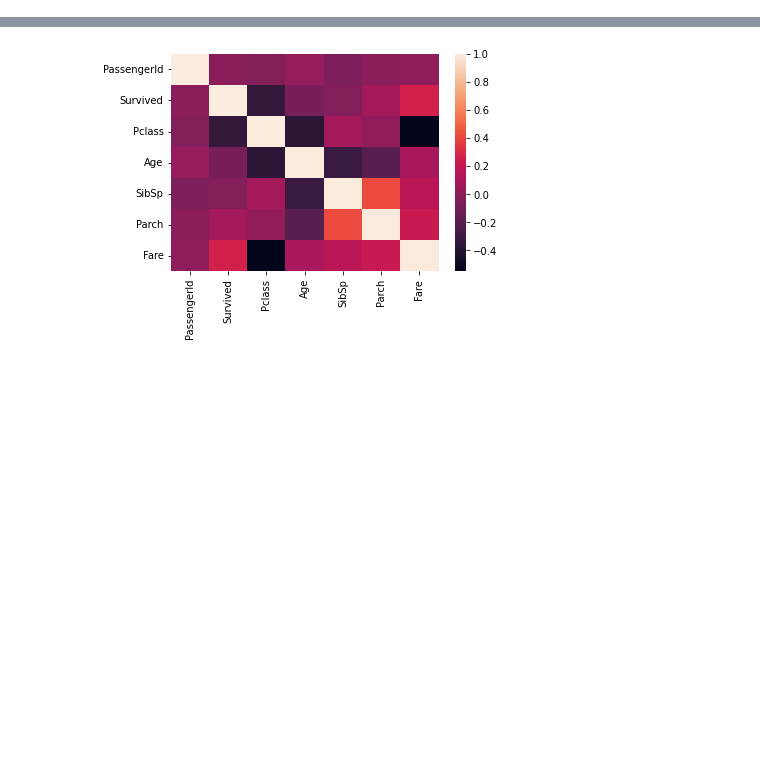
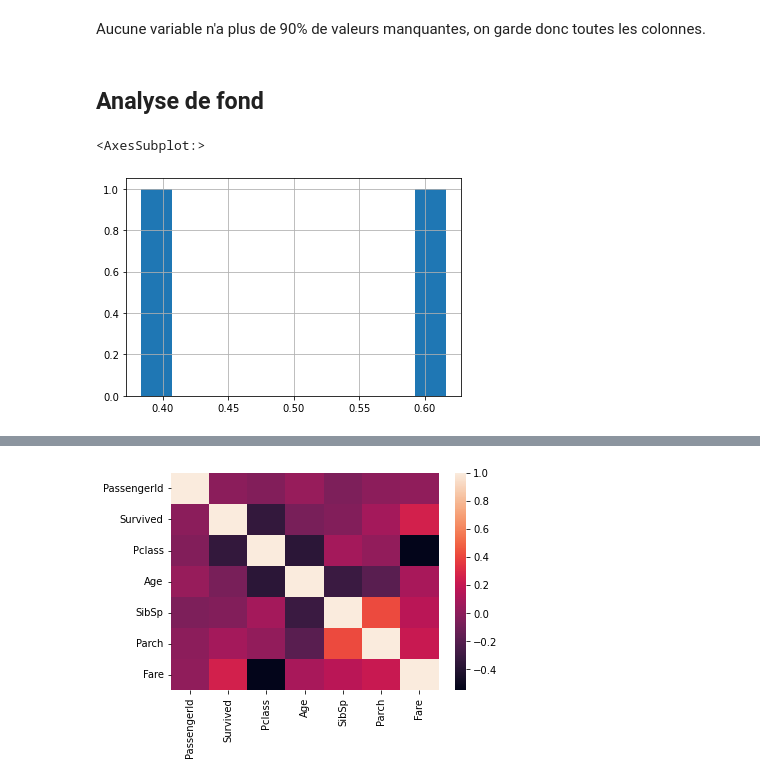
Before and after one commit to RagavanRanushan/titanic, a Jupyter notebook: titanic/Untitled.ipynb, the cells around one changed output, grey strips where cells are left out. Drawn from its saved outputs; the diff is of its cells as text; code cells hidden in the pictures; blank space fills up the shorter version.

Commit message:
Maj analyse

```diff
--- a/titanic/Untitled.ipynb
+++ b/titanic/Untitled.ipynb
@@ -18,0 +103,10 @@ data.head()
+# %% [markdown]
+Aucune variable n'a plus de 90% de valeurs manquantes, on garde donc toutes les colonnes.
+# %% [markdown]
+## Analyse de fond
+# %%
+target='Survived'
+df[target].value_counts(normalize=True).hist()
+# %% [output]
+<AxesSubplot:>
+[figure, added]
```
Also changed, not shown: parts of 23 cells of this notebook.
